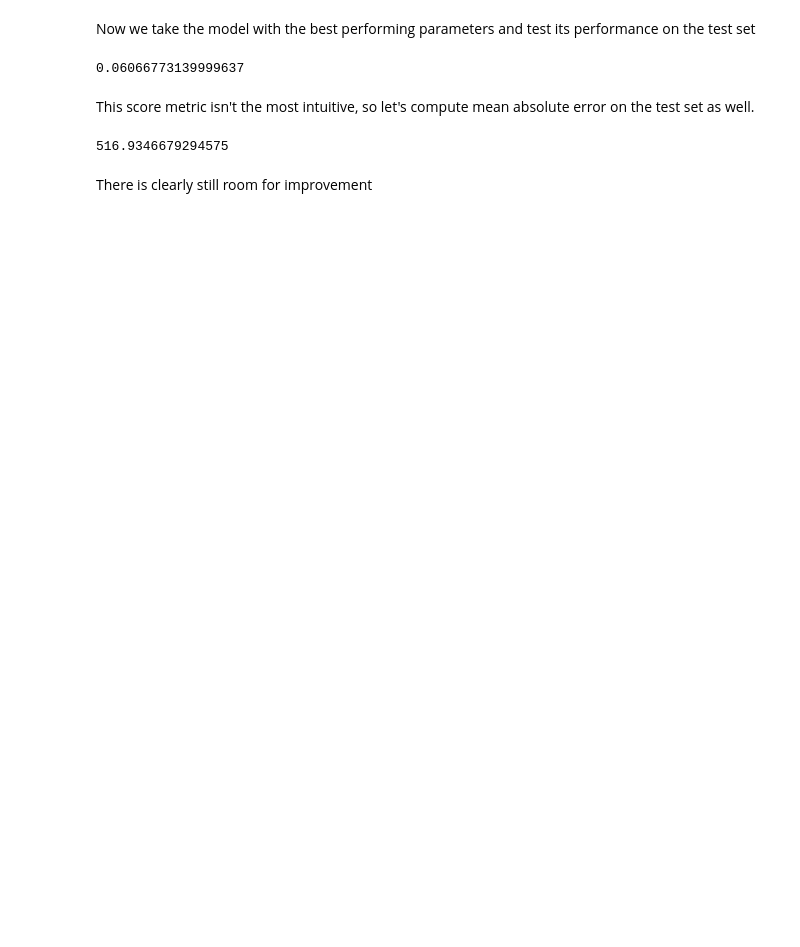
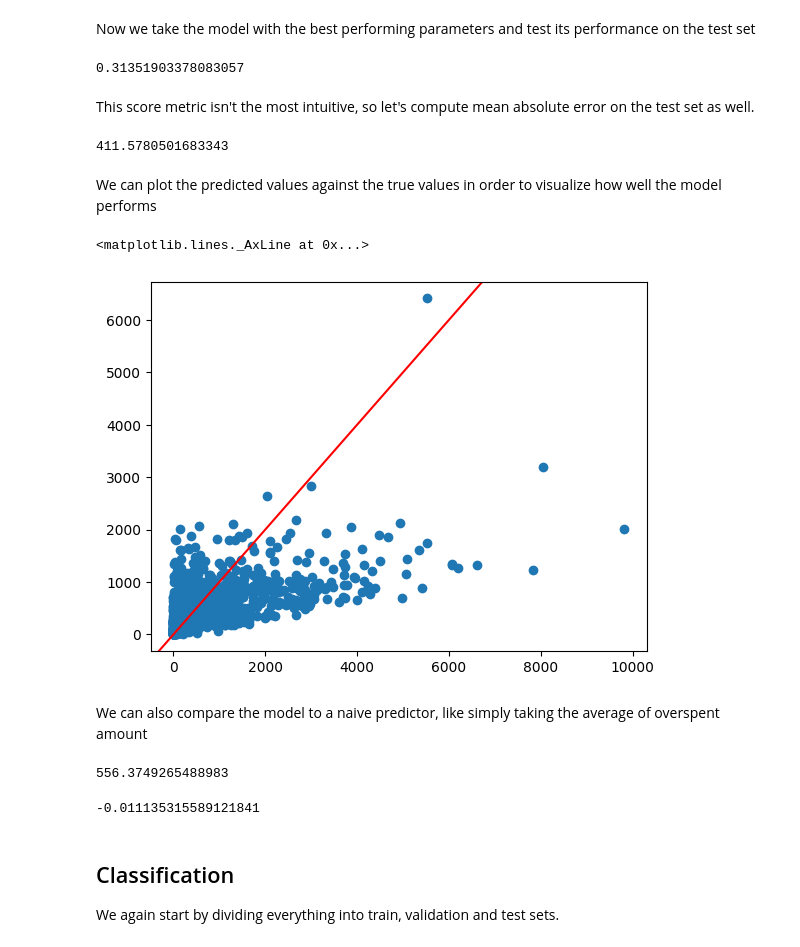
Before and after one commit to ArdaGunay99/starter-predictive-process-monitoring-main, a Jupyter notebook: python/PredictOverspentAmount.ipynb, the cells around one changed output. Drawn from its saved outputs; the diff is of its cells as text; code cells hidden in the pictures; blank space fills up the shorter version.

```diff
--- a/python/PredictOverspentAmount.ipynb
+++ b/python/PredictOverspentAmount.ipynb
@@ -132,6 +135,7 @@ np.savetxt('ML_data2.csv', final_data, delimiter=',')
 # Load the CSV
 Or skip the below cell if you already ran the above cells
 # %%
-final_data = np.genfromtxt('ML_data.csv',delimiter=',')
-final_data.shape
+final_data_class = np.genfromtxt('ML_data_class.csv',delimiter=',')
+final_data_regr = np.genfromtxt('ML_data_regr.csv',delimiter=',')
+final_data_regr.shape
 # %% [output]
@@ -142,5 +148,5 @@ First, we split into train, test and validation sets. We do not shuffle because
 # %%
-X_train, X_valtest, y_train, y_valtest = sklearn.model_selection.train_test_split(final_data[:,:-1], final_data[:,-1],
+X_train, X_valtest, y_train, y_valtest = sklearn.model_selection.train_test_split(final_data_regr[:,:-1], final_data_regr[:,-1],
                                                                                   train_size=0.5, shuffle=False)
 X_val, X_test, y_val, y_test = sklearn.model_selection.train_test_split(X_valtest, y_valtest, train_size=0.5, shuffle=False)
 # %% [markdown]
@@ -176,12 +182,34 @@ best_model = RandomForestRegressor(n_estimators = best_param[0], min_samples_spl
 best_model.fit(X_train, y_train)
 best_model.score(X_test, y_test)
 # %% [output]
-0.06066773139999637
+0.31351903378083057
 # %% [markdown]
 This score metric isn't the most intuitive, so let's compute mean absolute error on the test set as well.
 # %%
 mean_absolute_error(y_test, best_model.predict(X_test))
 # %% [output]
-516.9346679294575
+411.5780501683343
-# %% [markdown]
-There is clearly still room for improvement
+# %% [markdown]
+We can plot the predicted values against the true values in order to visualize how well the model performs
+# %%
+plt.figure(0)
+plt.scatter(y_test, best_model.predict(X_test))
+plt.axline((0,0), slope=1, c='r')
+# %% [output]
+<matplotlib.lines._AxLine at 0x...>
+[figure, added]
+# %% [markdown]
+We can also compare the model to a naive predictor, like simply taking the average of overspent amount
+# %%
+average_train_overspent = np.mean(y_train)
+y_predict_test = np.full(1767, average_train_overspent)
+mean_absolute_error(y_test, y_predict_test)
+# %% [output]
+556.3749265488983
+# %%
+r2_score(y_test, y_predict_test)
+# %% [output]
+-0.011135315589121841
+# %% [markdown]
+## Classification
+We again start by dividing everything into train, validation and test sets.
```
Also changed, not shown: parts of 17 cells of this notebook, 2 other files.
